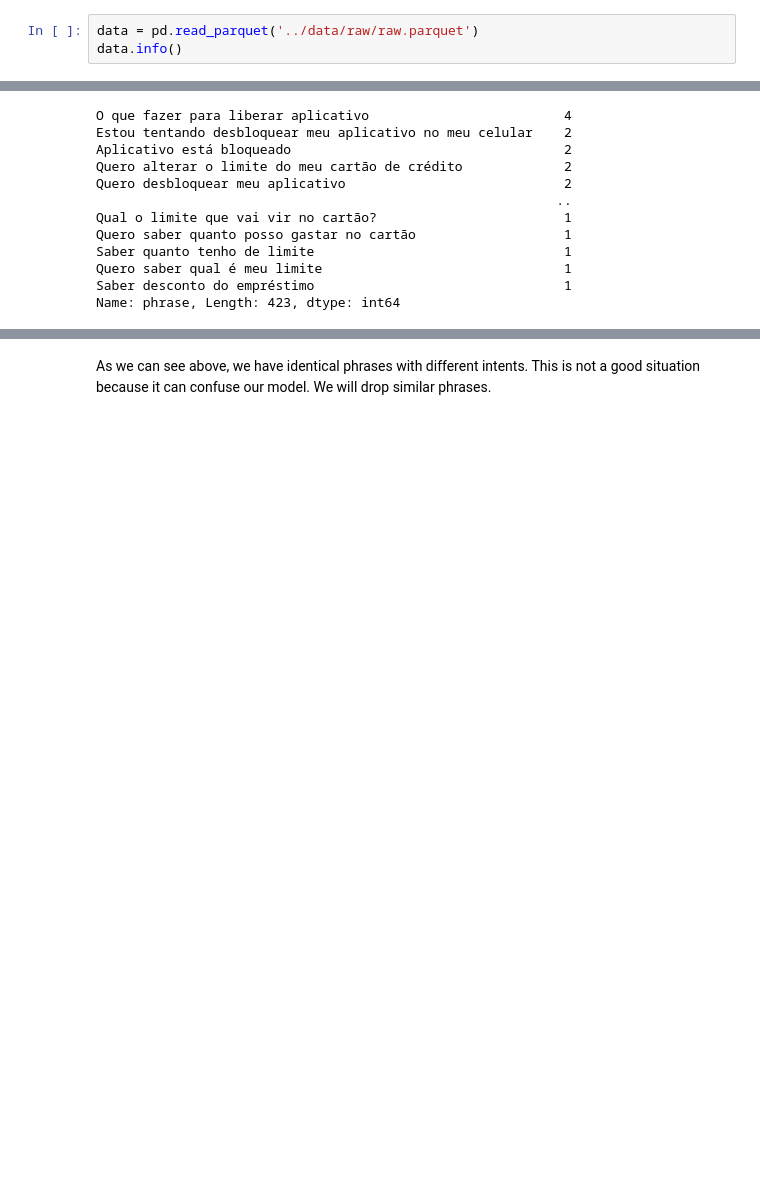
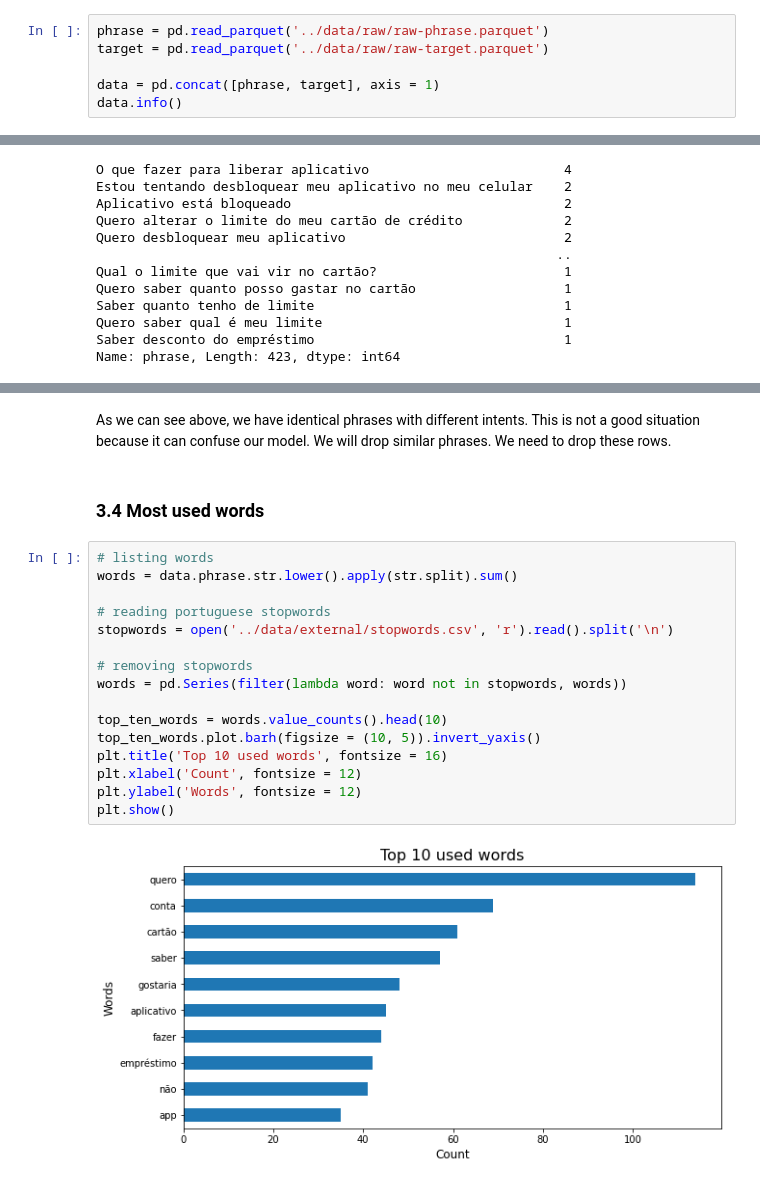
Before and after one commit to Dellonath/nlp-cognitive-engine, a Jupyter notebook: notebooks/v1.0-exploratory-text-analysis.ipynb, the cells around one changed output, grey strips where cells are left out. Drawn from its saved outputs; the diff is of its cells as text; blank space fills up the shorter version.

```diff
--- a/notebooks/v1.0-exploratory-data-analysis.ipynb
+++ b/notebooks/v1.0-exploratory-text-analysis.ipynb
@@ -10,7 +12,10 @@ import matplotlib.pyplot as plt
 # %% [markdown]
 ## 2. Load data
 # %%
-data = pd.read_parquet('../data/raw/raw.parquet')
+phrase = pd.read_parquet('../data/raw/raw-phrase.parquet')
+target = pd.read_parquet('../data/raw/raw-target.parquet')
+
+data = pd.concat([phrase, target], axis = 1)
 data.info()
 # %% [output]
 <class 'pandas.core.frame.DataFrame'>
@@ -87,2 +98,22 @@ Name: phrase, Length: 423, dtype: int64
 # %% [markdown]
-As we can see above, we have identical phrases with different intents. This is not a good situation because it can confuse our model. We will drop similar phrases.
+As we can see above, we have identical phrases with different intents. This is not a good situation because it can confuse our model. We will drop similar phrases. We need to drop these rows.
+# %% [markdown]
+### 3.4 Most used words
+# %%
+# listing words
+words = data.phrase.str.lower().apply(str.split).sum()
+
+# reading portuguese stopwords
+stopwords = open('../data/external/stopwords.csv', 'r').read().split('\n')
+
+# removing stopwords
+words = pd.Series(filter(lambda word: word not in stopwords, words))
+
+top_ten_words = words.value_counts().head(10)
+top_ten_words.plot.barh(figsize = (10, 5)).invert_yaxis()
+plt.title('Top 10 used words', fontsize = 16)
+plt.xlabel('Count', fontsize = 12)
+plt.ylabel('Words', fontsize = 12)
+plt.show()
+# %% [output]
+[figure, added]
```
Also changed, not shown: parts of 10 cells of this notebook, 7 other files.
